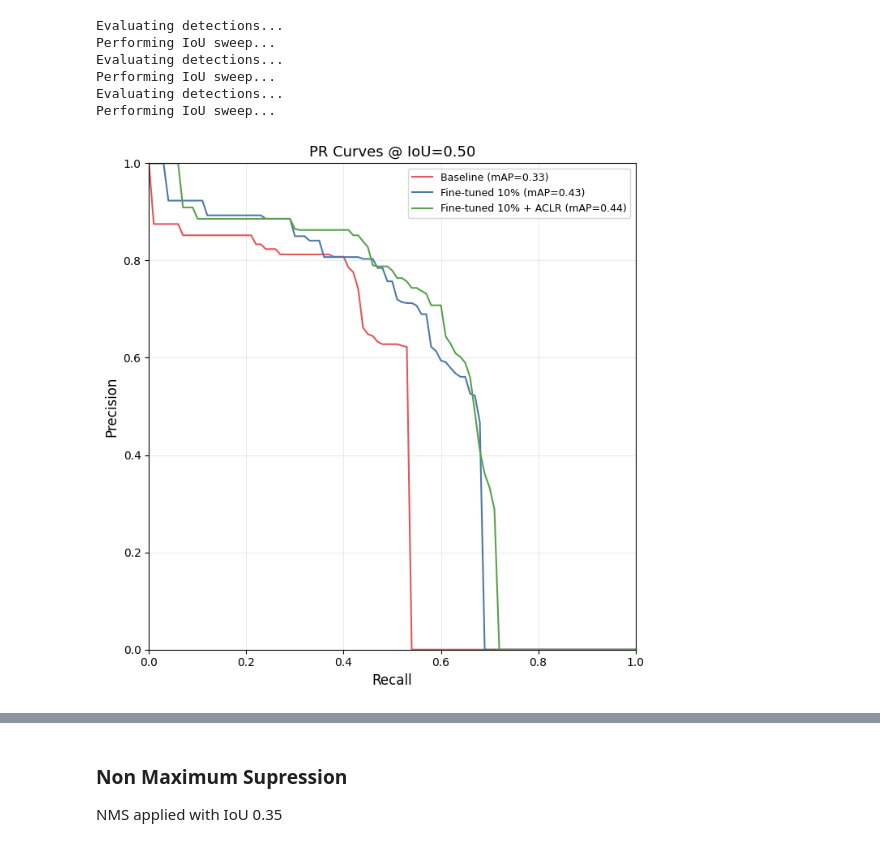
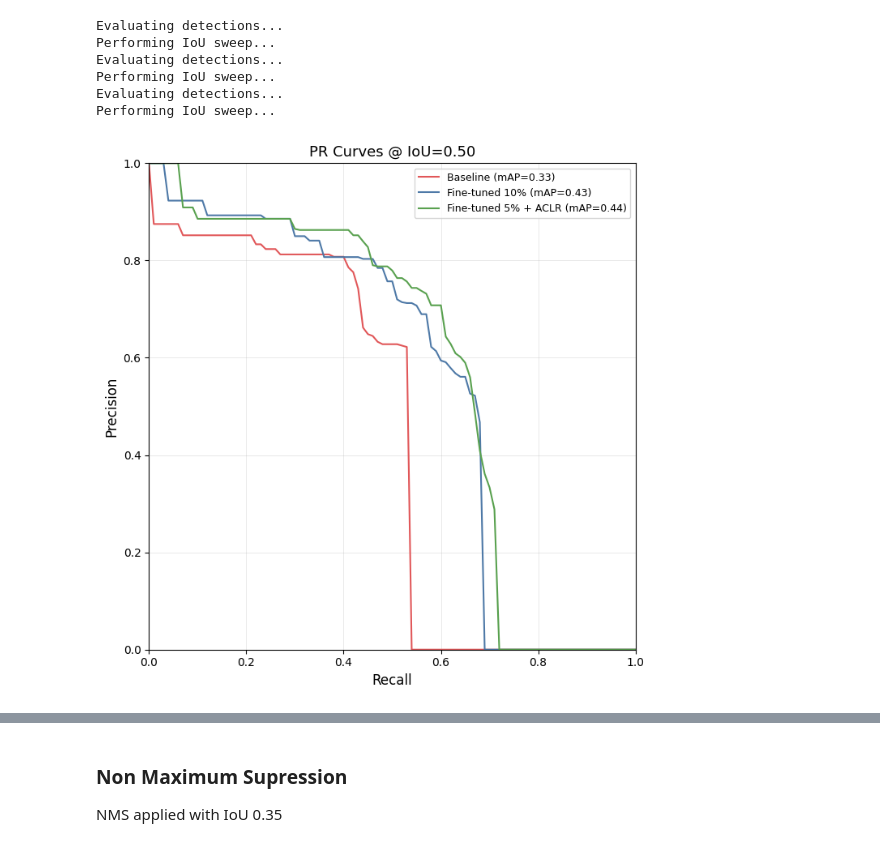
Before and after one commit to emanuel-gf/Dugongs_IRISA-MARBEC-LIRMM, a Jupyter notebook: chapter1_exploringID/studies/preset-27-04.ipynb, the cells around one changed output, grey strips where cells are left out. Cells and saved outputs as stored; diff of their text form; code cells hidden in the pictures.

```diff
--- a/chapter1_exploringID/studies/preset-27-04.ipynb
+++ b/chapter1_exploringID/studies/preset-27-04.ipynb
@@ -237,44 +197,61 @@ Evaluating detections...
 Performing IoU sweep...
 Evaluating detections...
 Performing IoU sweep...
+# %%
+# reload evaluations
+models = [
+    {
+        "pred_field": "NNN_predWP_SEED10_raw",
+        "eval_key":   "eval_baseline_s10",
+    },
+    {
+        "pred_field": "NWW_partition_4_SEED10_augm_0424_1304_raw",
+        "eval_key":   "eval_ft_s10",
+    },
+    {
+        "pred_field": "NWW_ACLR_partition_4_SEED10_augm_0425_0240_raw",
+        "eval_key":   "eval_ft_aclr_s10",
+    },
+]
+# %%
+# Reload evaluation
+results = {}
+for model in models:
+    results[model['eval_key']] = dataset.load_evaluation_results(model['eval_key'])
 # %%
-import matplotlib.pyplot as plt
-import numpy as np
-
 
 IOU_IDX = 0  # index 0 = IoU 0.5
 
 model_labels = {
     "eval_baseline_s10":  "Baseline",
     "eval_ft_s10":        "Fine-tuned 10%",
-    "eval_ft_aclr_s10":   "Fine-tuned 10% + ACLR",
+    "eval_ft_aclr_s10":   "Fine-tuned 5% + ACLR",
 }
 colors = ["#e15759", "#4e79a7", "#59a14f"]
 
 fig, ax = plt.subplots(figsize=(12, 7))
 
 for (eval_key, label), color in zip(model_labels.items(), colors):
     res  = results[eval_key]
     prec = res.precision[IOU_IDX, 0, :]
     rec  = res.recall
     valid = prec >= 0
     ap = res.mAP()
     ax.plot(rec[valid], prec[valid], color=color, linewidth=1.5, label=f"{label} (mAP={ap:.2f})")
 
 ax.set_xlabel("Recall", fontsize=12)
 ax.set_ylabel("Precision", fontsize=12)
 ax.set_title("PR Curves @ IoU=0.50", fontsize=13)
 ax.set_xlim(0, 1)
 ax.set_ylim(0, 1)
 ax.legend(fontsize=9, loc="upper right")
 ax.grid(True, linewidth=0.4, alpha=0.5)
 ax.set_aspect("equal")
 
 plt.tight_layout()
-plt.savefig("pr_curves_comparison.pdf", dpi=300, bbox_inches="tight")
 plt.show()
 # %% [output]
-[figure, old version]
+[figure, new version]
 # %%
 IOU_IDX = 6 # index 0 = IoU 0.75
 
```
Also changed, not shown: parts of 30 cells of this notebook, 2 other files.
